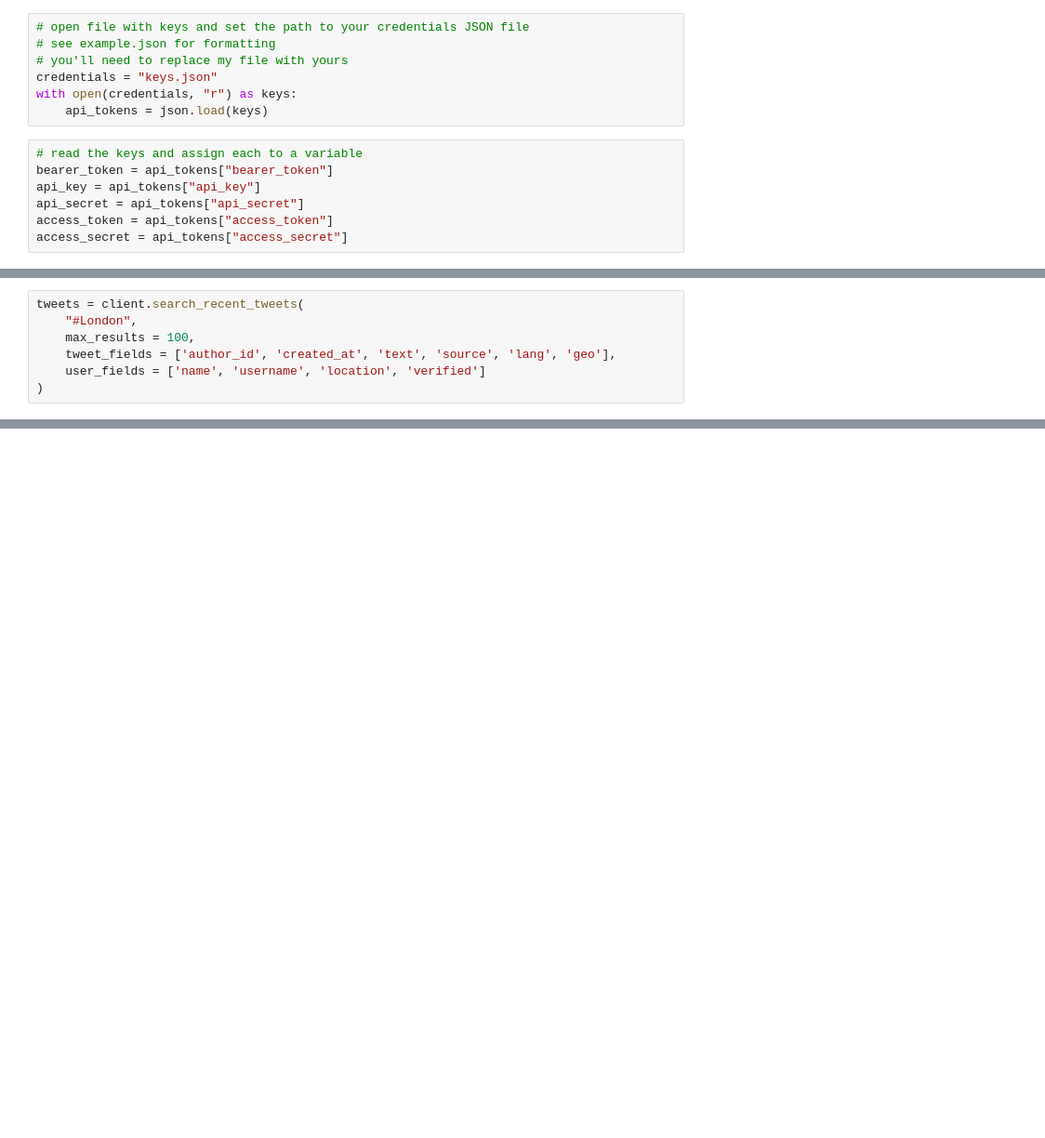
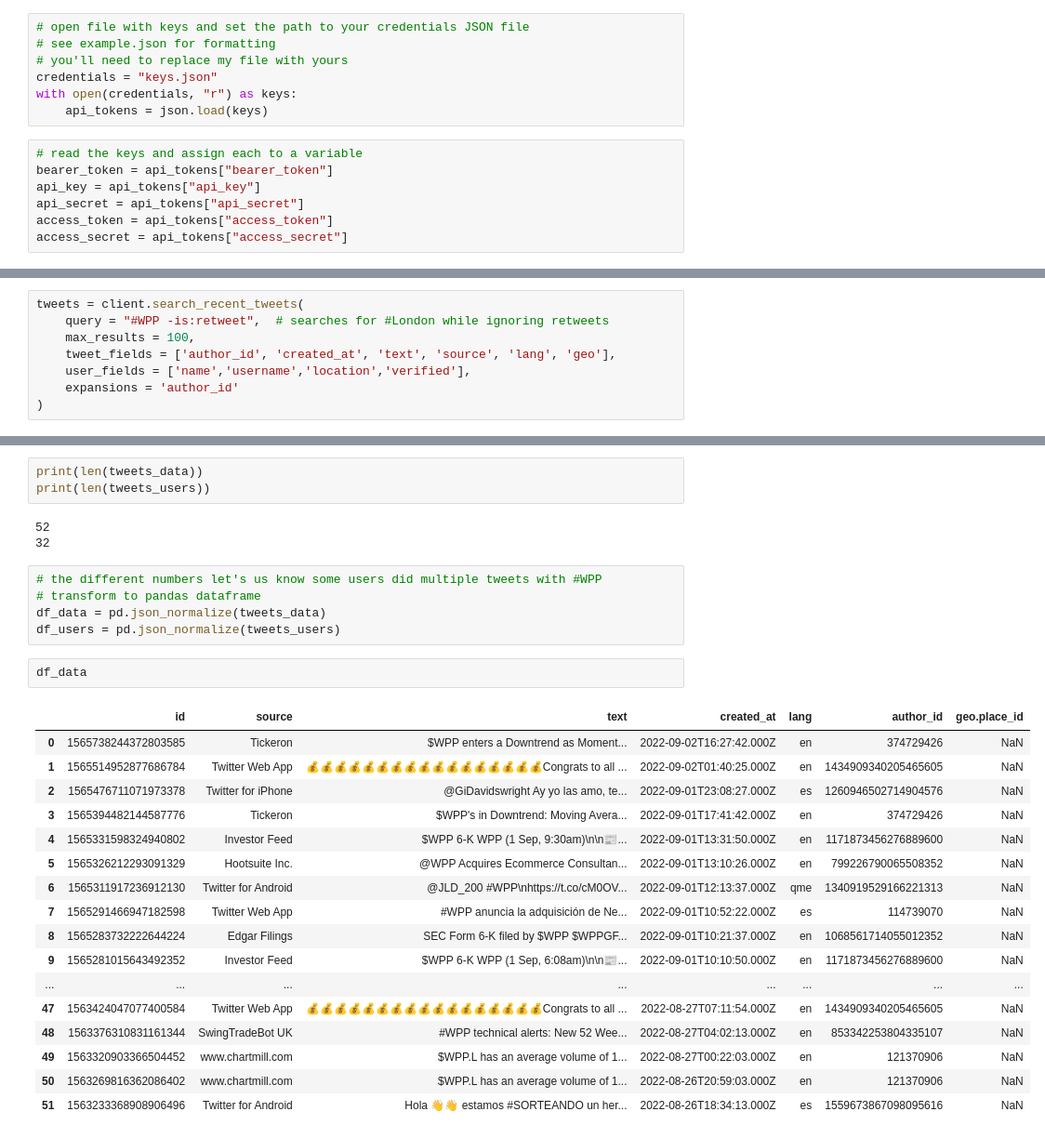
Before and after one commit to katsully/wpp-python-intro, a Jupyter notebook: Class06-BotsPart1/02_TwitterAPI.ipynb, the cells around one changed output, grey strips where cells are left out. Shown at 93% size. Drawn from its saved outputs; the diff is of its cells as text; blank space fills up the shorter version.

```diff
--- a/Class06-BotsPart1/02_TwitterAPI.ipynb
+++ b/Class06-BotsPart1/02_TwitterAPI.ipynb
@@ -37,8 +41,9 @@ Let's look up the 100 most recent tweets using #London
 # %%
 tweets = client.search_recent_tweets(
-    "#London",
+    query = "#WPP -is:retweet",  # searches for #London while ignoring retweets
     max_results = 100,
     tweet_fields = ['author_id', 'created_at', 'text', 'source', 'lang', 'geo'],
-    user_fields = ['name', 'username', 'location', 'verified']
+    user_fields = ['name','username','location','verified'],
+    expansions = 'author_id'
 )
 # %%
@@ -63,0 +115,31 @@ tweets
+# %%
+print(len(tweets_data))
+print(len(tweets_users))
+# %% [output]
+52
+32
+# %%
+# the different numbers let's us know some users did multiple tweets with #WPP
+# transform to pandas dataframe
+df_data = pd.json_normalize(tweets_data)
+df_users = pd.json_normalize(tweets_users)
+# %%
+df_data
+# %% [output]
+|  | id | source | text | created_at | lang | author_id | geo.place_id |
+| 0 | 1565738244372803585 | Tickeron | $WPP enters a Downtrend as Moment... | 2022-09-02T16:27:42.000Z | en | 374729426 | NaN |
+| 1 | 1565514952877686784 | Twitter Web App | 💰💰💰💰💰💰💰💰💰💰💰💰💰💰💰💰💰Congrats to all ... | 2022-09-02T01:40:25.000Z | en | 1434909340205465605 | NaN |
+| 2 | 1565476711071973378 | Twitter for iPhone | @GiDavidswright Ay yo las amo, te... | 2022-09-01T23:08:27.000Z | es | 1260946502714904576 | NaN |
+| 3 | 1565394482144587776 | Tickeron | $WPP's in Downtrend: Moving Avera... | 2022-09-01T17:41:42.000Z | en | 374729426 | NaN |
+| 4 | 1565331598324940802 | Investor Feed | $WPP 6-K WPP (1 Sep, 9:30am)\n\n📰... | 2022-09-01T13:31:50.000Z | en | 1171873456276889600 | NaN |
+| 5 | 1565326212293091329 | Hootsuite Inc. | @WPP Acquires Ecommerce Consultan... | 2022-09-01T13:10:26.000Z | en | 799226790065508352 | NaN |
+| 6 | 1565311917236912130 | Twitter for Android | @JLD_200 #WPP\nhttps://t.co/cM0OV... | 2022-09-01T12:13:37.000Z | qme | 1340919529166221313 | NaN |
+| 7 | 1565291466947182598 | Twitter Web App | #WPP anuncia la adquisición de Ne... | 2022-09-01T10:52:22.000Z | es | 114739070 | NaN |
+| 8 | 1565283732222644224 | Edgar Filings | SEC Form 6-K filed by $WPP $WPPGF... | 2022-09-01T10:21:37.000Z | en | 1068561714055012352 | NaN |
+| 9 | 1565281015643492352 | Investor Feed | $WPP 6-K WPP (1 Sep, 6:08am)\n\n📰... | 2022-09-01T10:10:50.000Z | en | 1171873456276889600 | NaN |
+| ... | ... | ... | ... | ... | ... | ... | ... |
+| 47 | 1563424047077400584 | Twitter Web App | 💰💰💰💰💰💰💰💰💰💰💰💰💰💰💰💰💰Congrats to all ... | 2022-08-27T07:11:54.000Z | en | 1434909340205465605 | NaN |
+| 48 | 1563376310831161344 | SwingTradeBot UK | #WPP technical alerts: New 52 Wee... | 2022-08-27T04:02:13.000Z | en | 853342253804335107 | NaN |
+| 49 | 1563320903366504452 | www.chartmill.com | $WPP.L has an average volume of 1... | 2022-08-27T00:22:03.000Z | en | 121370906 | NaN |
+| 50 | 1563269816362086402 | www.chartmill.com | $WPP.L has an average volume of 1... | 2022-08-26T20:59:03.000Z | en | 121370906 | NaN |
+| 51 | 1563233368908906496 | Twitter for Android | Hola 👋👋 estamos #SORTEANDO un her... | 2022-08-26T18:34:13.000Z | es | 1559673867098095616 | NaN |
```
Also changed, not shown: parts of 19 cells of this notebook, 2 other files.
